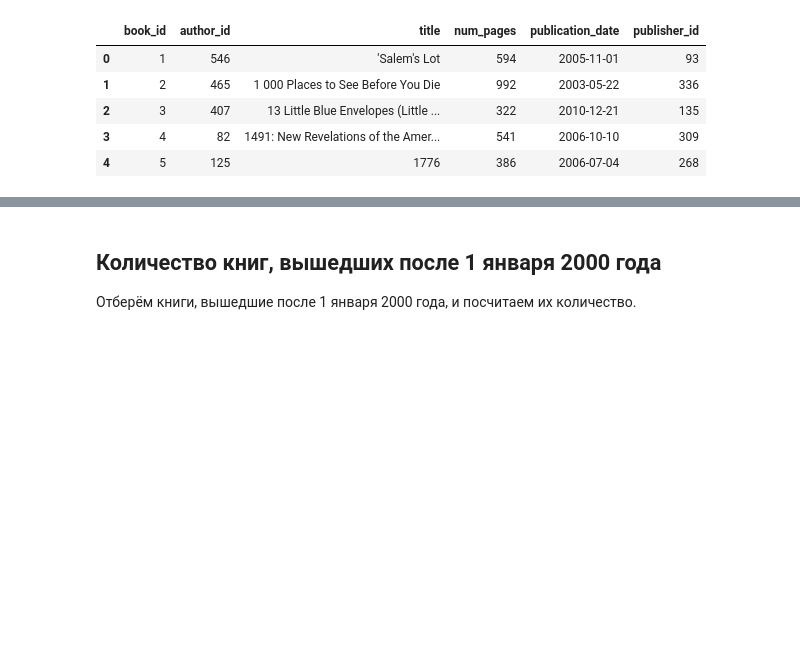
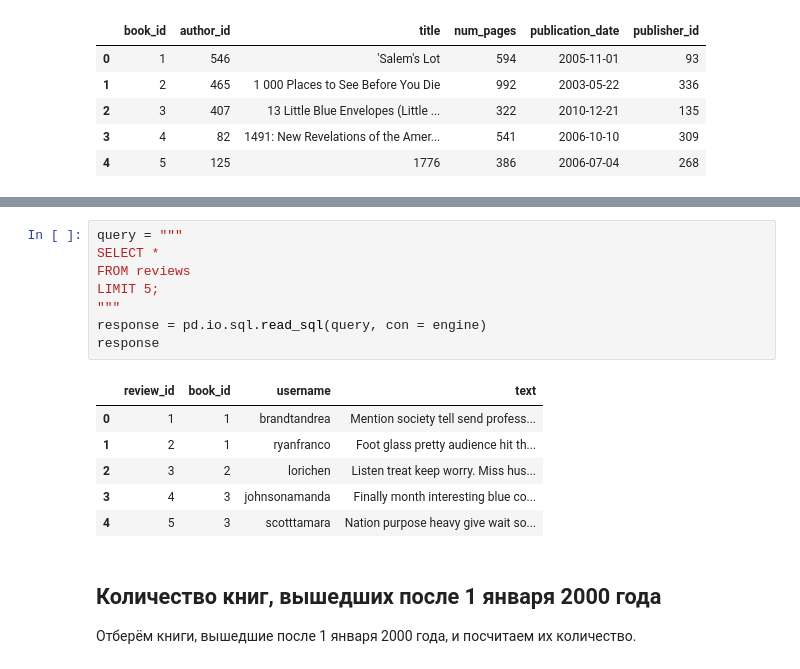
Before and after one commit to nlupacheva/data-analysis, a Jupyter notebook: sql-final/bookstore.ipynb, the cells around one changed output, grey strips where cells are left out. Cells and saved outputs as stored; diff of their text form; blank space fills up the shorter version.

Commit message:
updated sql project after final review

```diff
--- a/sql-final/bookstore.ipynb
+++ b/sql-final/bookstore.ipynb
@@ -90,3 +135,18 @@ response
+# %%
+query = """
+SELECT *
+FROM reviews
+LIMIT 5;
+"""
+response = pd.io.sql.read_sql(query, con = engine)
+response
+# %% [output]
+|  | review_id | book_id | username | text |
+| 0 | 1 | 1 | brandtandrea | Mention society tell send profess... |
+| 1 | 2 | 1 | ryanfranco | Foot glass pretty audience hit th... |
+| 2 | 3 | 2 | lorichen | Listen treat keep worry. Miss hus... |
+| 3 | 4 | 3 | johnsonamanda | Finally month interesting blue co... |
+| 4 | 5 | 3 | scotttamara | Nation purpose heavy give wait so... |
 # %% [markdown]
 ## Количество книг, вышедших после 1 января 2000 года
 Отберём книги, вышедшие после 1 января 2000 года, и посчитаем их количество.
```
Also changed, not shown: parts of 7 cells of this notebook.
